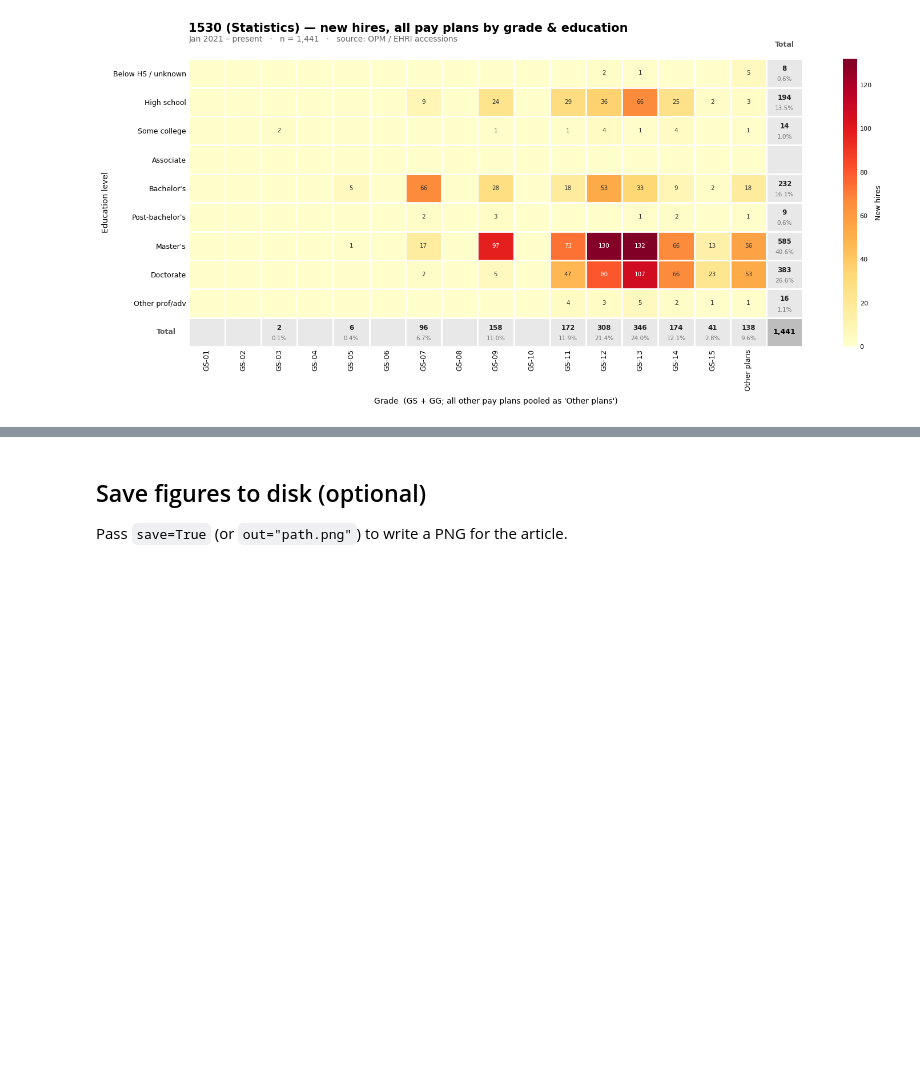
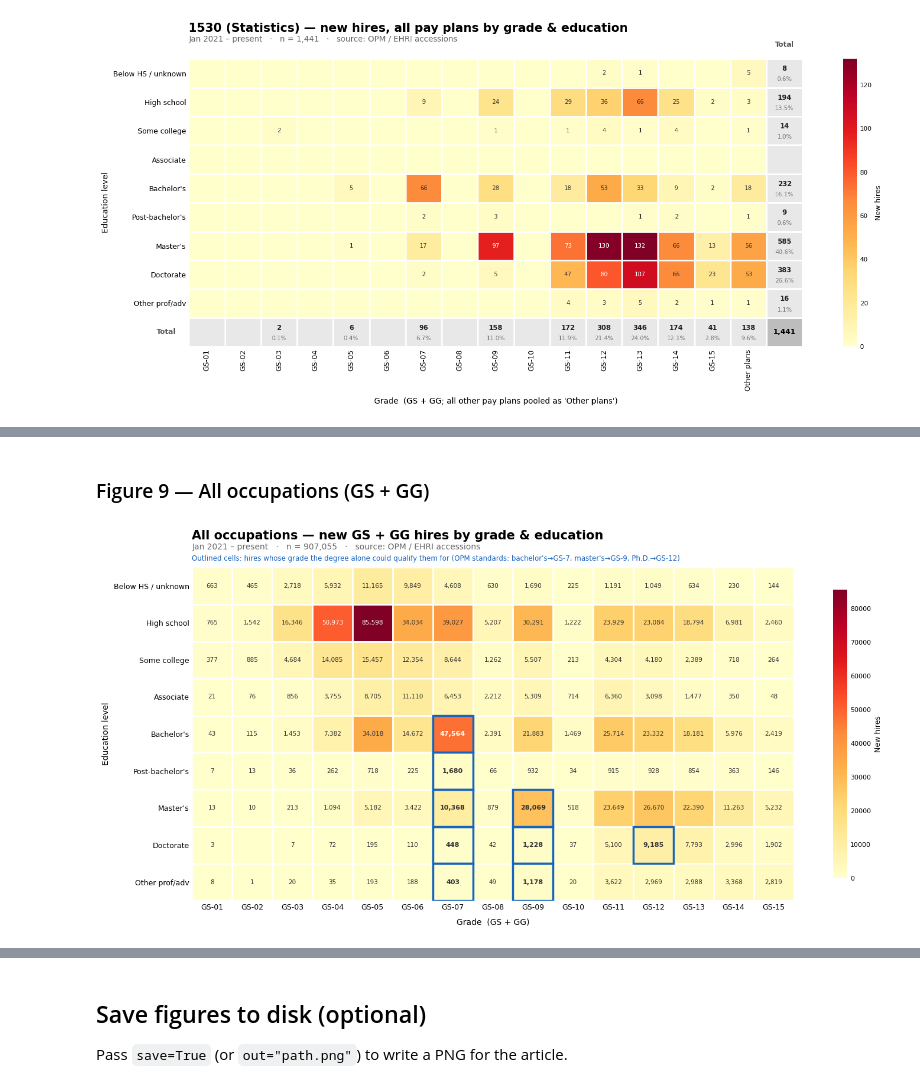
Before and after one commit to abigailhaddad/fed-hiring-heatmaps, a Jupyter notebook: heatmaps.ipynb, the cells around one changed output, grey strips where cells are left out. Drawn from its saved outputs; the diff is of its cells as text; code cells hidden in the pictures; blank space fills up the shorter version.

```diff
--- a/heatmaps.ipynb
+++ b/heatmaps.ipynb
@@ -75,0 +82,6 @@ accession_heatmap("1530", all_plans=True);
+# %% [markdown]
+### Figure 9 — All occupations (GS + GG)
+# %%
+accession_heatmap(pay_plans="gs+gg", totals=False, highlight_quals=True);
+# %% [output]
+[figure, added]
```
Also changed, not shown: parts of 6 cells of this notebook, 5 other files.
